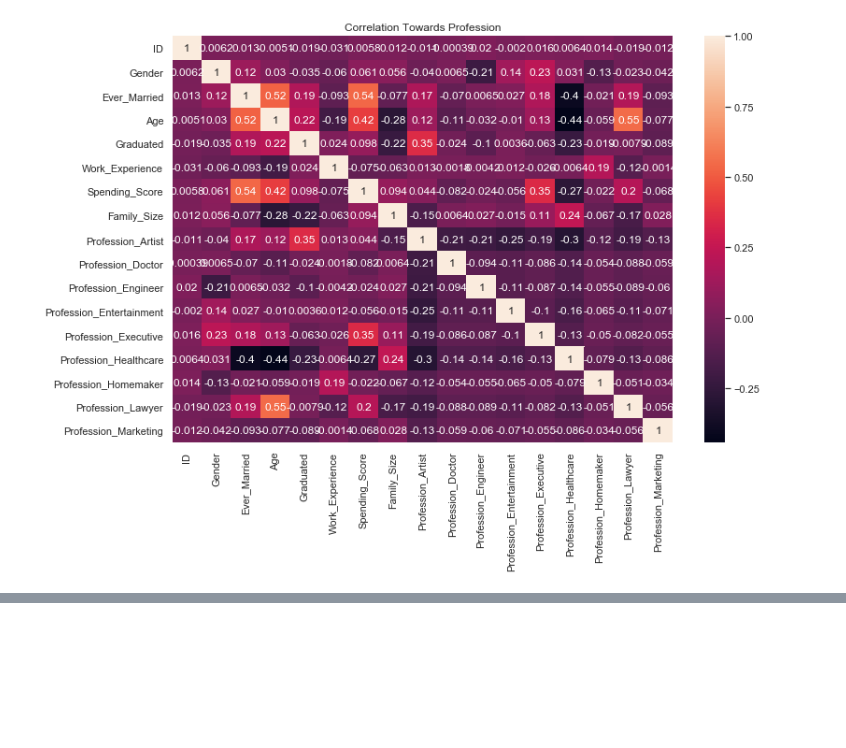
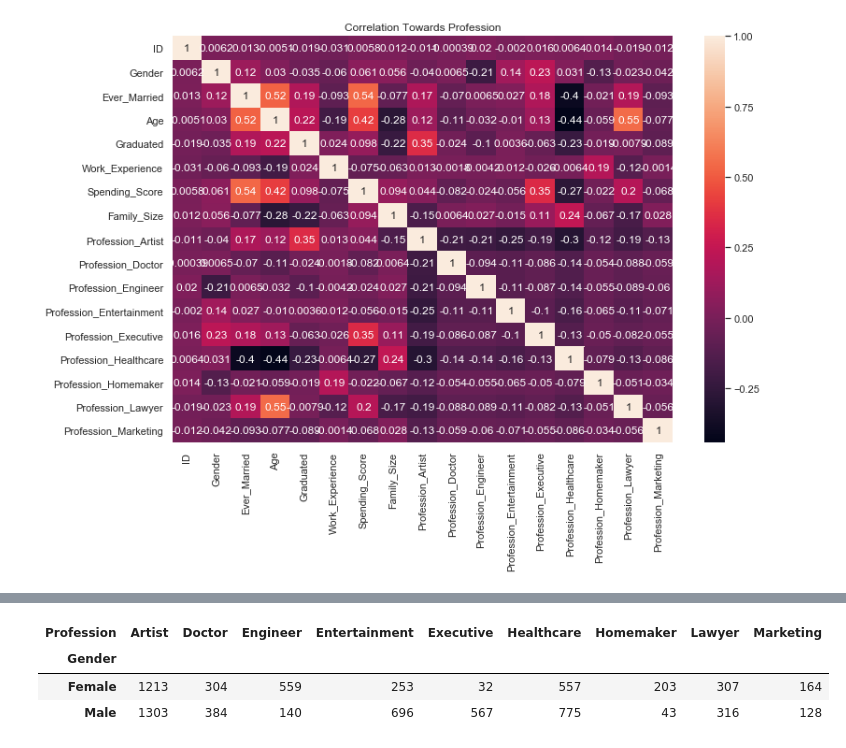
Before and after one commit to harashtaht/CustomerSegmentation, a Jupyter notebook: customerSegmentation/automobileSegmentation.ipynb, the cells around one changed output, grey strips where cells are left out. Cells and saved outputs as stored; diff of their text form; code cells hidden in the pictures; blank space fills up the shorter version.

```diff
--- a/customerSegmentation/automobileSegmentation.ipynb
+++ b/customerSegmentation/automobileSegmentation.ipynb
@@ -697,0 +706,7 @@ sns.heatmap(oneHprf_.corr(), annot=True)
+# %%
+dfTr.groupby("Gender")["Profession"].value_counts().unstack()
+# %% [output]
+| Profession | Artist | Doctor | Engineer | Entertainment | Executive | Healthcare | Homemaker | Lawyer | Marketing |
+| Gender |  |  |  |  |  |  |  |  |  |
+| Female | 1213 | 304 | 559 | 253 | 32 | 557 | 203 | 307 | 164 |
+| Male | 1303 | 384 | 140 | 696 | 567 | 775 | 43 | 316 | 128 |
```
Also changed, not shown: parts of 6 cells of this notebook.
